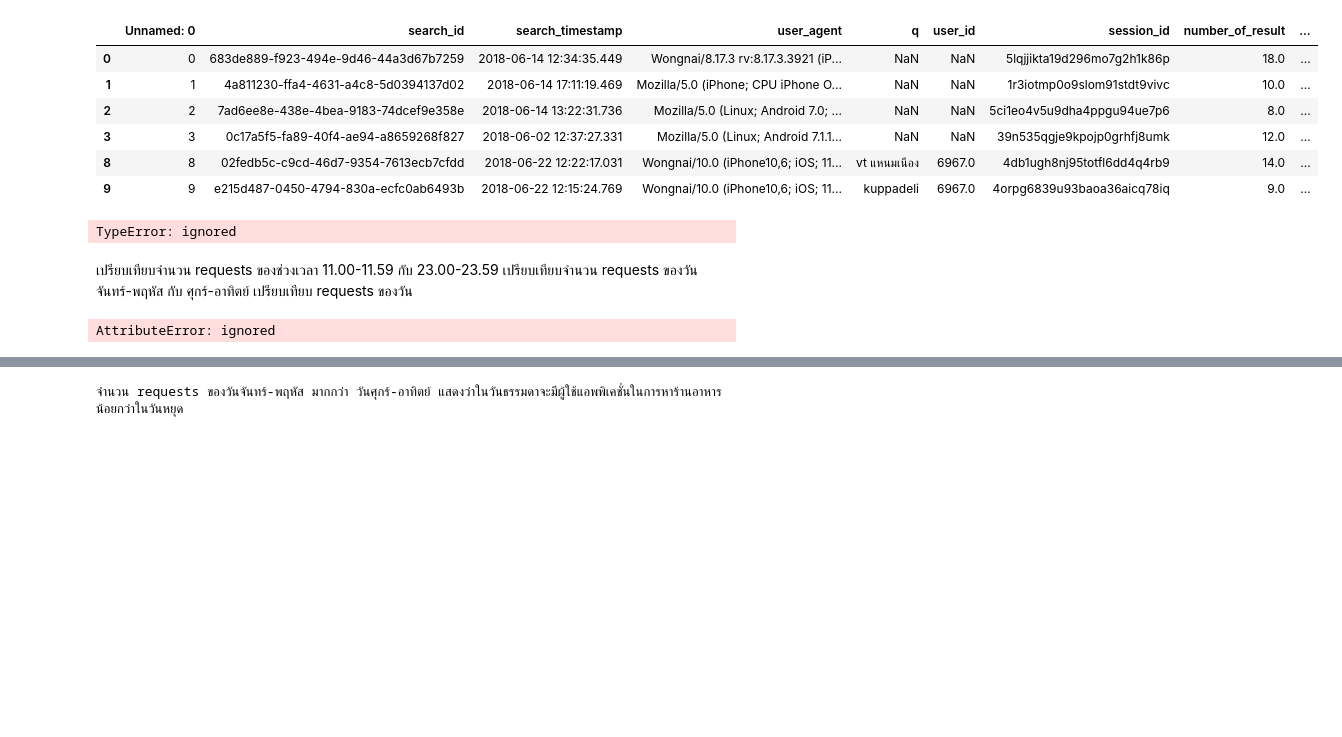
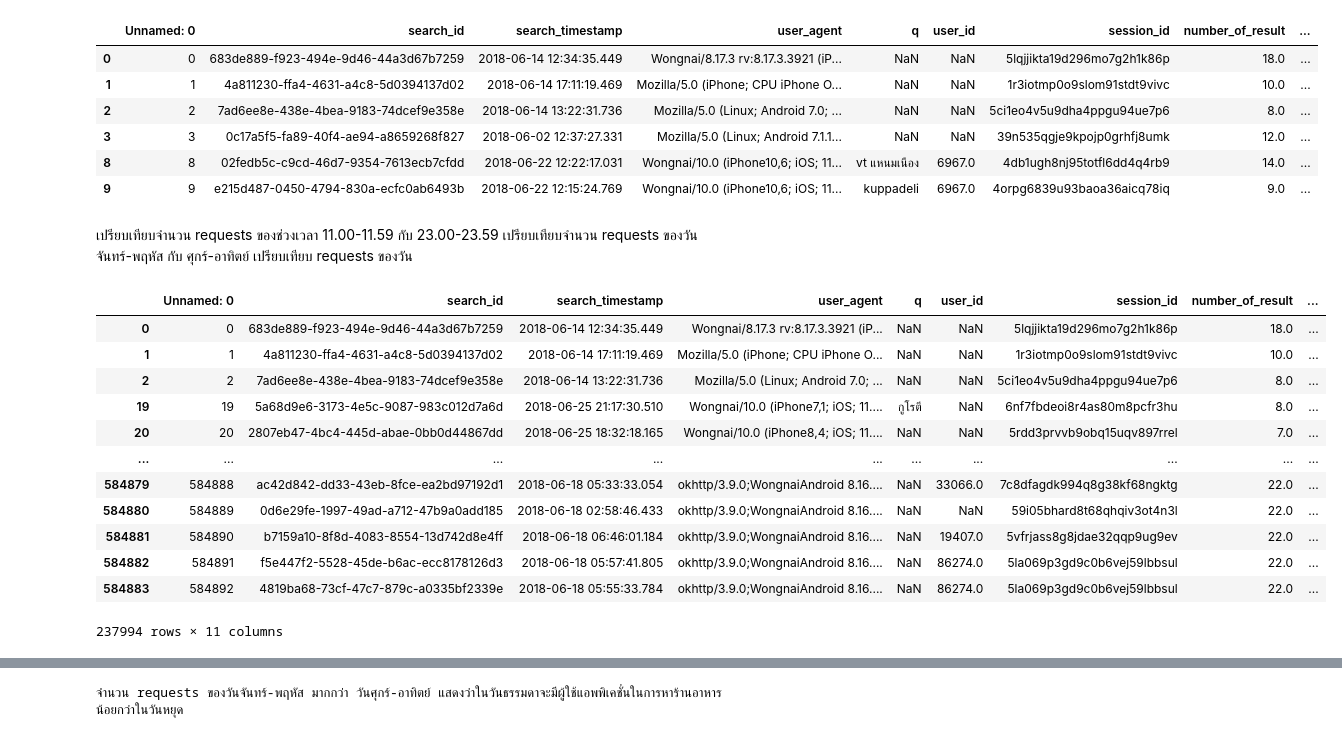
Before and after one commit to Yaninns/data_viz, a Jupyter notebook: Quiz5.ipynb, the cells around one changed output, grey strips where cells are left out. Saved outputs shown, nothing was run; the diff lists cells and outputs as text; code cells hidden in the pictures; blank space fills up the shorter version.

```diff
--- a/Quiz5.ipynb
+++ b/Quiz5.ipynb
@@ -98,11 +98,6 @@ top_table[top_table['search_timestamp_v2'].dt.time>time(hour=12)] ##ดึงข
 | 3 | 3 | 0c17a5f5-fa89-40f4-ae94-a8659268f827 | 2018-06-02 12:37:27.331 | Mozilla/5.0 (Linux; Android 7.1.1... | NaN | NaN | 39n535qgje9kpojp0grhfj8umk | 12.0 | ... |
 | 8 | 8 | 02fedb5c-c9cd-46d7-9354-7613ecb7cfdd | 2018-06-22 12:22:17.031 | Wongnai/10.0 (iPhone10,6; iOS; 11... | vt แหนมเนือง | 6967.0 | 4db1ugh8nj95totfl6dd4q4rb9 | 14.0 | ... |
 | 9 | 9 | e215d487-0450-4794-830a-ecfc0ab6493b | 2018-06-22 12:15:24.769 | Wongnai/10.0 (iPhone10,6; iOS; 11... | kuppadeli | 6967.0 | 4orpg6839u93baoa36aicq78iq | 9.0 | ... |
-# %%
-A = data[data['search_timestamp']>=datetime(2018, 6, 14, 11, 59, 00)].sum()
-print(A)
-# %% [output]
-TypeError: ignored
 # %%
 A['number_of_result']
 # %% [markdown]
@@ -110,8 +105,20 @@ A['number_of_result']
 เปรียบเทียบจำนวน requests ของวันจันทร์-พฤหัส กับ ศุกร์-อาทิตย์
 เปรียบเทียบ requests ของวัน
 # %%
-data_weekday = data[data['search_timestamp'].dt.dayofweek <= 3] #วันจันทร์-พฤหัส
+data_weekday = data[data['search_timestamp_v2'].dt.dayofweek <= 3] #วันจันทร์-พฤหัส
 data_weekday
 # %% [output]
+|  | Unnamed: 0 | search_id | search_timestamp | user_agent | q | user_id | session_id | number_of_result | ... |
+| 0 | 0 | 683de889-f923-494e-9d46-44a3d67b7259 | 2018-06-14 12:34:35.449 | Wongnai/8.17.3 rv:8.17.3.3921 (iP... | NaN | NaN | 5lqjjikta19d296mo7g2h1k86p | 18.0 | ... |
+| 1 | 1 | 4a811230-ffa4-4631-a4c8-5d0394137d02 | 2018-06-14 17:11:19.469 | Mozilla/5.0 (iPhone; CPU iPhone O... | NaN | NaN | 1r3iotmp0o9slom91stdt9vivc | 10.0 | ... |
+| 2 | 2 | 7ad6ee8e-438e-4bea-9183-74dcef9e358e | 2018-06-14 13:22:31.736 | Mozilla/5.0 (Linux; Android 7.0; ... | NaN | NaN | 5ci1eo4v5u9dha4ppgu94ue7p6 | 8.0 | ... |
+| 19 | 19 | 5a68d9e6-3173-4e5c-9087-983c012d7a6d | 2018-06-25 21:17:30.510 | Wongnai/10.0 (iPhone7,1; iOS; 11.... | กูโรตี | NaN | 6nf7fbdeoi8r4as80m8pcfr3hu | 8.0 | ... |
+| 20 | 20 | 2807eb47-4bc4-445d-abae-0bb0d44867dd | 2018-06-25 18:32:18.165 | Wongnai/10.0 (iPhone8,4; iOS; 11.... | NaN | NaN | 5rdd3prvvb9obq15uqv897rrel | 7.0 | ... |
+| ... | ... | ... | ... | ... | ... | ... | ... | ... | ... |
+| 584879 | 584888 | ac42d842-dd33-43eb-8fce-ea2bd97192d1 | 2018-06-18 05:33:33.054 | okhttp/3.9.0;WongnaiAndroid 8.16.... | NaN | 33066.0 | 7c8dfagdk994q8g38kf68ngktg | 22.0 | ... |
+| 584880 | 584889 | 0d6e29fe-1997-49ad-a712-47b9a0add185 | 2018-06-18 02:58:46.433 | okhttp/3.9.0;WongnaiAndroid 8.16.... | NaN | NaN | 59i05bhard8t68qhqiv3ot4n3l | 22.0 | ... |
+| 584881 | 584890 | b7159a10-8f8d-4083-8554-13d742d8e4ff | 2018-06-18 06:46:01.184 | okhttp/3.9.0;WongnaiAndroid 8.16.... | NaN | 19407.0 | 5vfrjass8g8jdae32qqp9ug9ev | 22.0 | ... |
+| 584882 | 584891 | f5e447f2-5528-45de-b6ac-ecc8178126d3 | 2018-06-18 05:57:41.805 | okhttp/3.9.0;WongnaiAndroid 8.16.... | NaN | 86274.0 | 5la069p3gd9c0b6vej59lbbsul | 22.0 | ... |
+| 584883 | 584892 | 4819ba68-73cf-47c7-879c-a0335bf2339e | 2018-06-18 05:55:33.784 | okhttp/3.9.0;WongnaiAndroid 8.16.... | NaN | 86274.0 | 5la069p3gd9c0b6vej59lbbsul | 22.0 | ... |
-AttributeError: ignored
+237994 rows × 11 columns
 # %%
```
Also changed, not shown: parts of 6 cells of this notebook.
